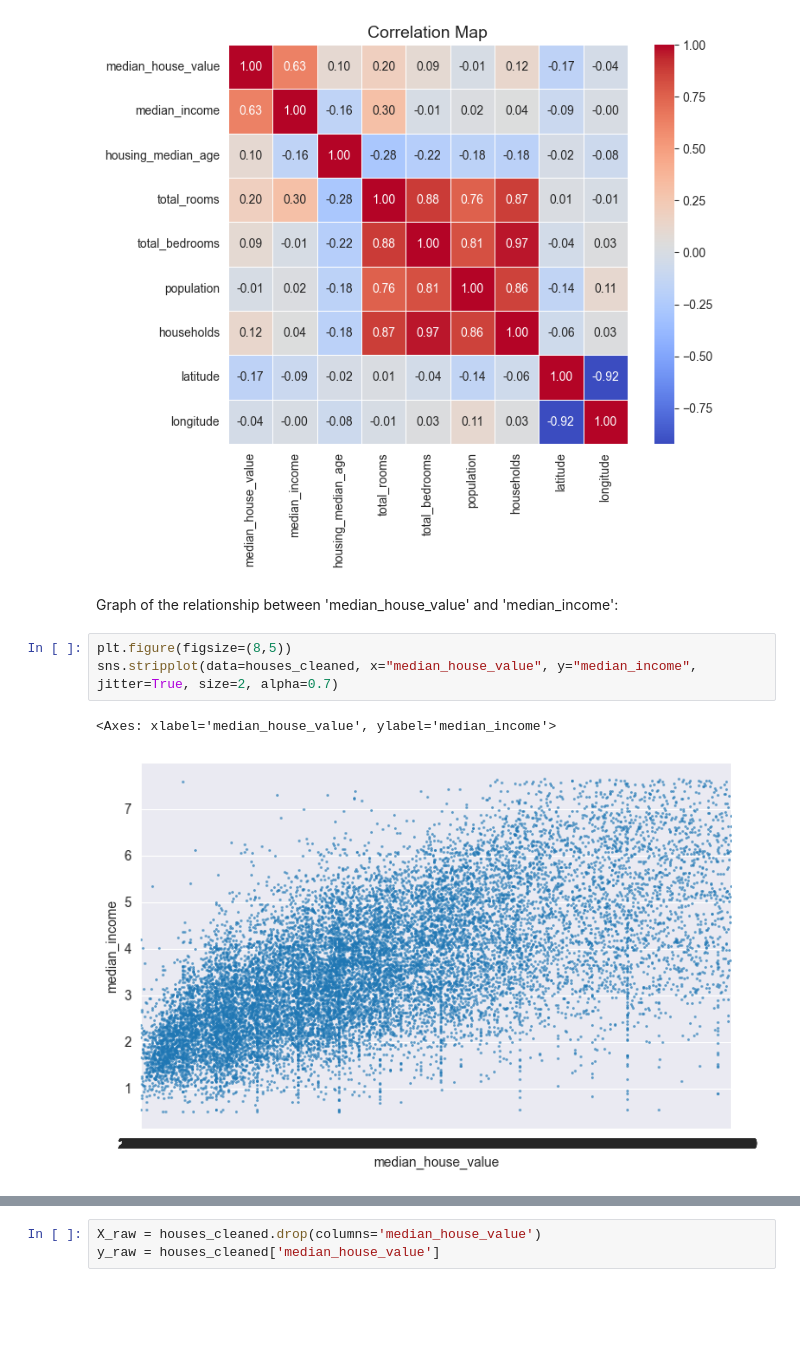
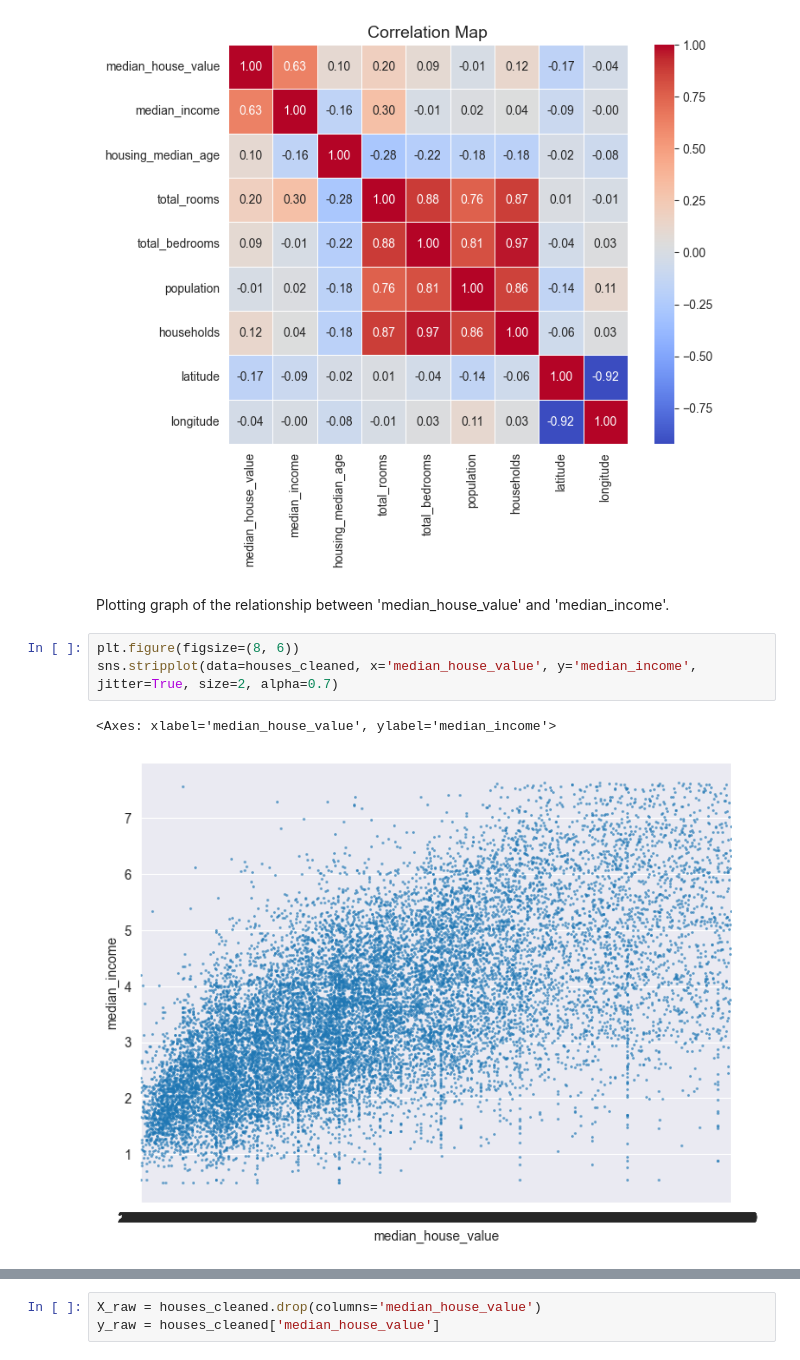
Before and after one commit to daniilstroievskyi/ZNEUS_Project, a Jupyter notebook: eda.ipynb, the cells around one changed output, grey strips where cells are left out. Cells and saved outputs as stored; diff of their text form; blank space fills up the shorter version.

```diff
--- a/eda.ipynb
+++ b/eda.ipynb
@@ -142,11 +143,11 @@ plt.show()
 # %% [output]
 [figure]
 # %% [markdown]
-Graph of the relationship between 'median_house_value' and 'median_income':
+Plotting graph of the relationship between 'median_house_value' and 'median_income'.
 # %%
-plt.figure(figsize=(8,5))
-sns.stripplot(data=houses_cleaned, x="median_house_value", y="median_income", jitter=True, size=2, alpha=0.7)
+plt.figure(figsize=(8, 6))
+sns.stripplot(data=houses_cleaned, x='median_house_value', y='median_income', jitter=True, size=2, alpha=0.7)
 # %% [output]
 <Axes: xlabel='median_house_value', ylabel='median_income'>
-[figure, old version]
+[figure, new version]
 # %% [markdown]
```
Also changed, not shown: parts of 32 cells of this notebook.
